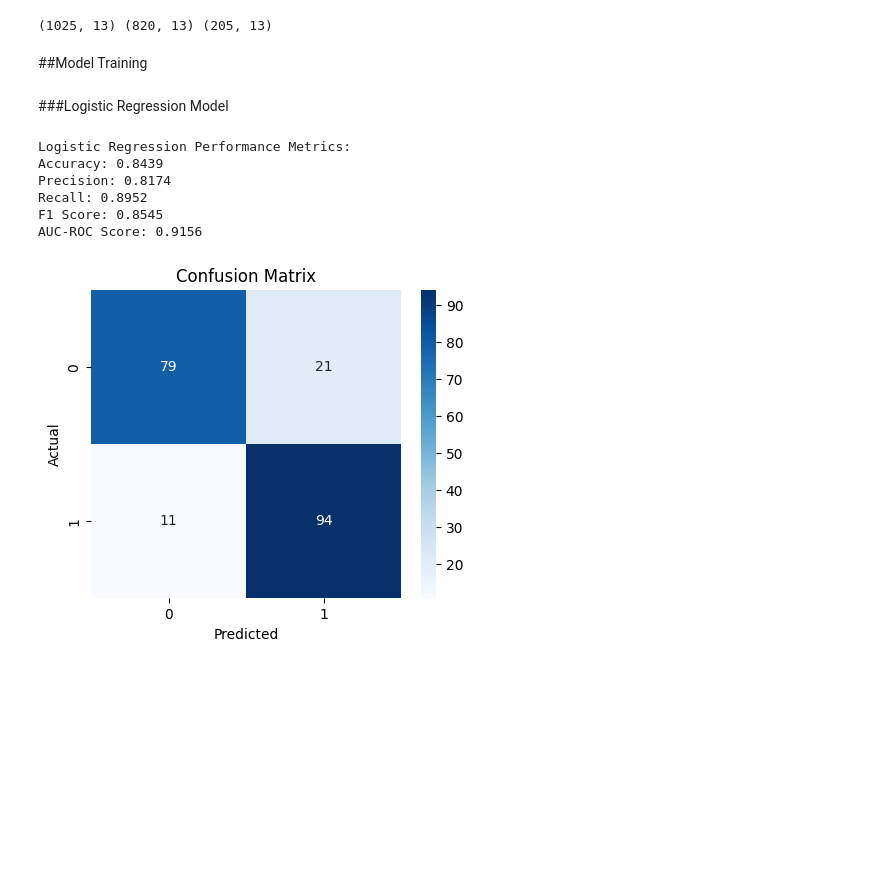
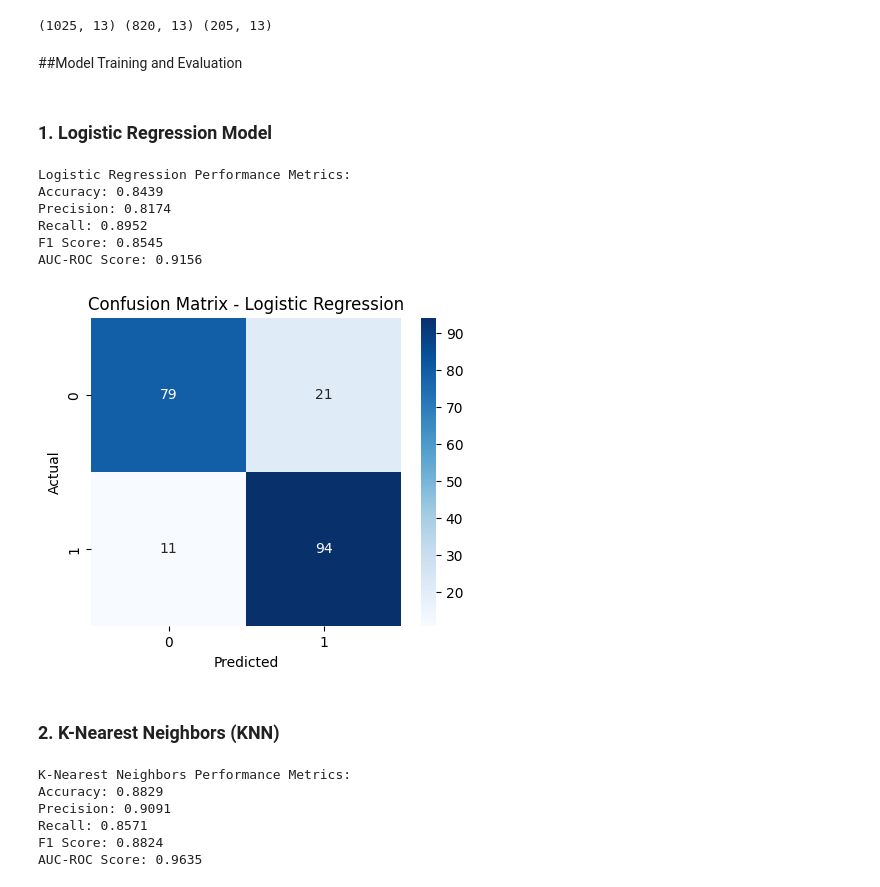
Before and after one commit to ParthGadekar0631/Heart_Disease_Prediction, a Jupyter notebook: Heart_Disease_Prediction.ipynb, the cells around one changed output. Cells and saved outputs as stored; diff of their text form; code cells hidden in the pictures; blank space fills up the shorter version.

Commit message:
Addition if ML models

```diff
--- a/Heart_Disease_Prediction.ipynb
+++ b/Heart_Disease_Prediction.ipynb
@@ -140,9 +148,9 @@ print(X.shape, X_train.shape, X_test.shape)
 # %% [output]
 (1025, 13) (820, 13) (205, 13)
 # %% [markdown]
-##Model Training
+##Model Training and Evaluation
 # %% [markdown]
-###Logistic Regression Model
+### 1. Logistic Regression Model
 # %%
 # Feature Scaling
 scaler = StandardScaler()
@@ -150,7 +158,7 @@ X_train_scaled = scaler.fit_transform(X_train)
 X_test_scaled = scaler.transform(X_test)
 
 # Initialize and train Logistic Regression Model
-log_reg = LogisticRegression()
+log_reg = LogisticRegression(max_iter=1000)
 log_reg.fit(X_train_scaled, Y_train)
 
 # Make predictions on the test set
@@ -181,10 +189,12 @@ AUC-ROC Score: 0.9156
 # %%
 # Confusion Matrix
 plt.figure(figsize=(5,4))
 sns.heatmap(confusion_matrix(Y_test, y_pred), annot=True, fmt='d', cmap='Blues')
 plt.xlabel("Predicted")
 plt.ylabel("Actual")
-plt.title("Confusion Matrix")
+plt.title("Confusion Matrix - Logistic Regression")
 plt.show()
 # %% [output]
-[figure, old version]
+[figure, new version]
+# %% [markdown]
+### 2. K-Nearest Neighbors (KNN)
@@ -190,0 +216,15 @@ plt.show()
+# %%
+#Displaying the result of the Model Evaluation
+print("K-Nearest Neighbors Performance Metrics:")
+print(f"Accuracy: {accuracy:.4f}")
+print(f"Precision: {precision:.4f}")
+print(f"Recall: {recall:.4f}")
+print(f"F1 Score: {f1:.4f}")
+print(f"AUC-ROC Score: {roc_auc:.4f}")
+# %% [output]
+K-Nearest Neighbors Performance Metrics:
+Accuracy: 0.8829
+Precision: 0.9091
+Recall: 0.8571
+F1 Score: 0.8824
+AUC-ROC Score: 0.9635
```
Also changed, not shown: parts of 26 cells of this notebook.
